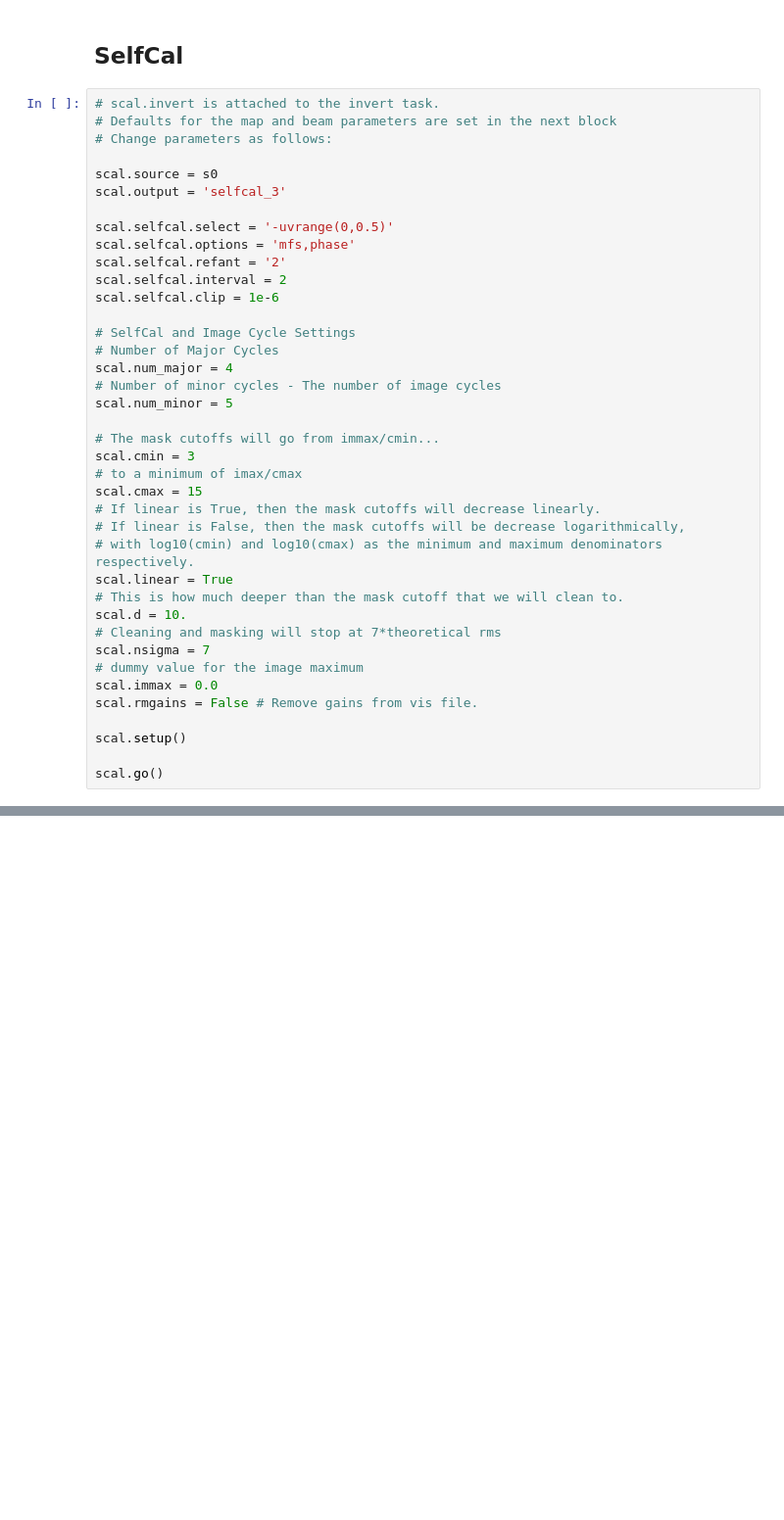
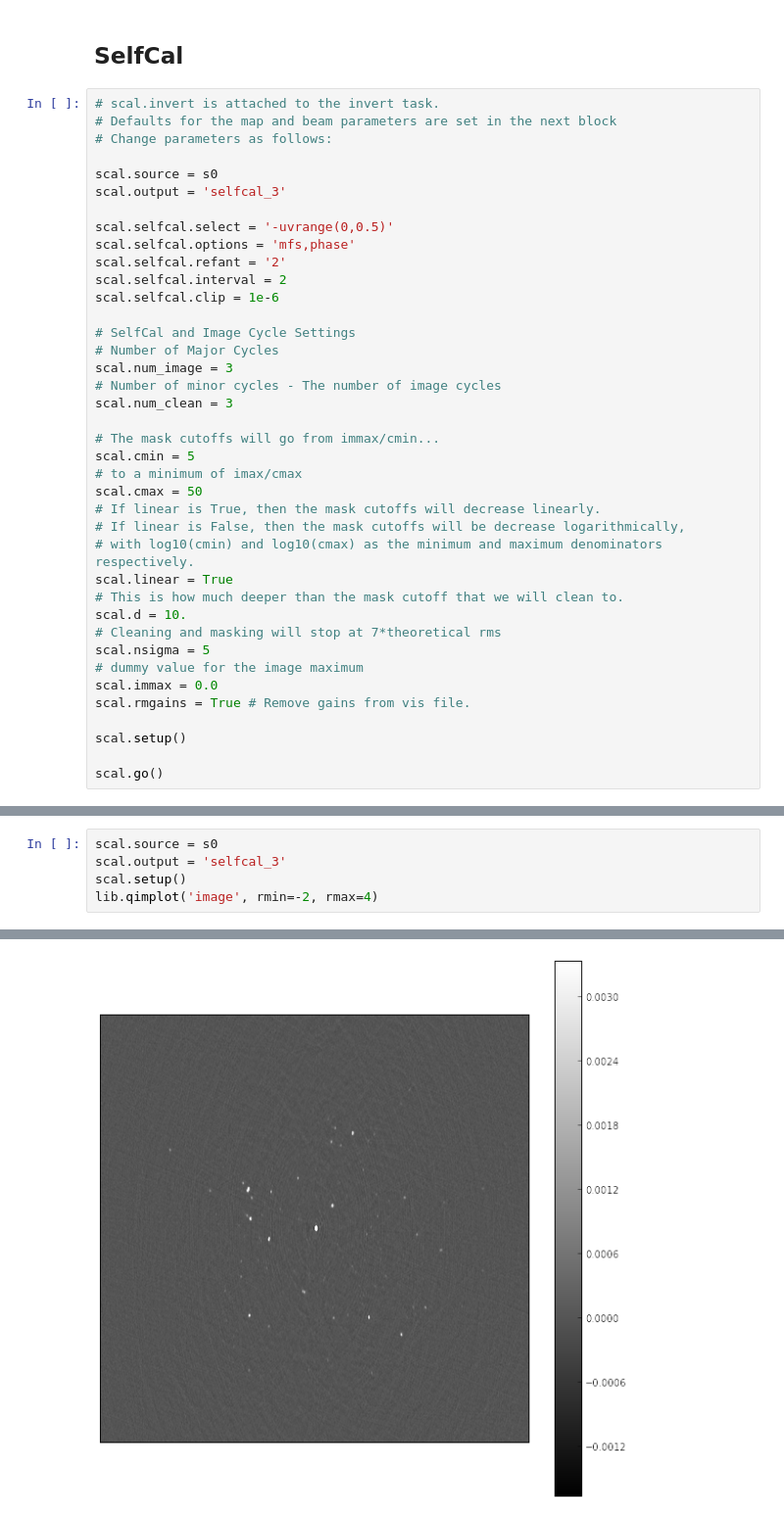
Before and after one commit to foxmouldy/apercal, a Jupyter notebook: ipython-notebooks/NGC4278.ipynb, the cells around one changed output, grey strips where cells are left out. Shown at 98% size. Drawn from its saved outputs; the diff is of its cells as text; blank space fills up the shorter version.

```diff
--- a/ipython-notebooks/NGC4278.ipynb
+++ b/ipython-notebooks/NGC4278.ipynb
@@ -353,14 +329,14 @@ scal.selfcal.clip = 1e-6
 
 # SelfCal and Image Cycle Settings
 # Number of Major Cycles
-scal.num_major = 4
+scal.num_image = 3
 # Number of minor cycles - The number of image cycles
-scal.num_minor = 5
+scal.num_clean = 3
 
 # The mask cutoffs will go from immax/cmin...
-scal.cmin = 3
+scal.cmin = 5
 # to a minimum of imax/cmax
-scal.cmax = 15
+scal.cmax = 50
 # If linear is True, then the mask cutoffs will decrease linearly.
 # If linear is False, then the mask cutoffs will be decrease logarithmically,
 # with log10(cmin) and log10(cmax) as the minimum and maximum denominators respectively.
@@ -368,10 +344,10 @@ scal.linear = True
 # This is how much deeper than the mask cutoff that we will clean to.
 scal.d = 10.
 # Cleaning and masking will stop at 7*theoretical rms
-scal.nsigma = 7
+scal.nsigma = 5
 # dummy value for the image maximum
 scal.immax = 0.0
-scal.rmgains = False # Remove gains from vis file.
+scal.rmgains = True # Remove gains from vis file.
 
 scal.setup()
 
@@ -395,2 +371,8 @@ deep_image - INFO : Completed /minor-cycle = 5
 deep_image - INFO : DEEP IMAGE COMPLETED!
 selfcal - INFO : SELFCAL COMPLETED.
+# %%
+scal.source = s0
+scal.output = 'selfcal_3'
+scal.setup()
+lib.qimplot('image', rmin=-2, rmax=4)
+# %% [output]
@@ -396,0 +393 @@ selfcal - INFO : SELFCAL COMPLETED.
+[figure, added]
```
Also changed, not shown: parts of 19 cells of this notebook, 8 other files.
